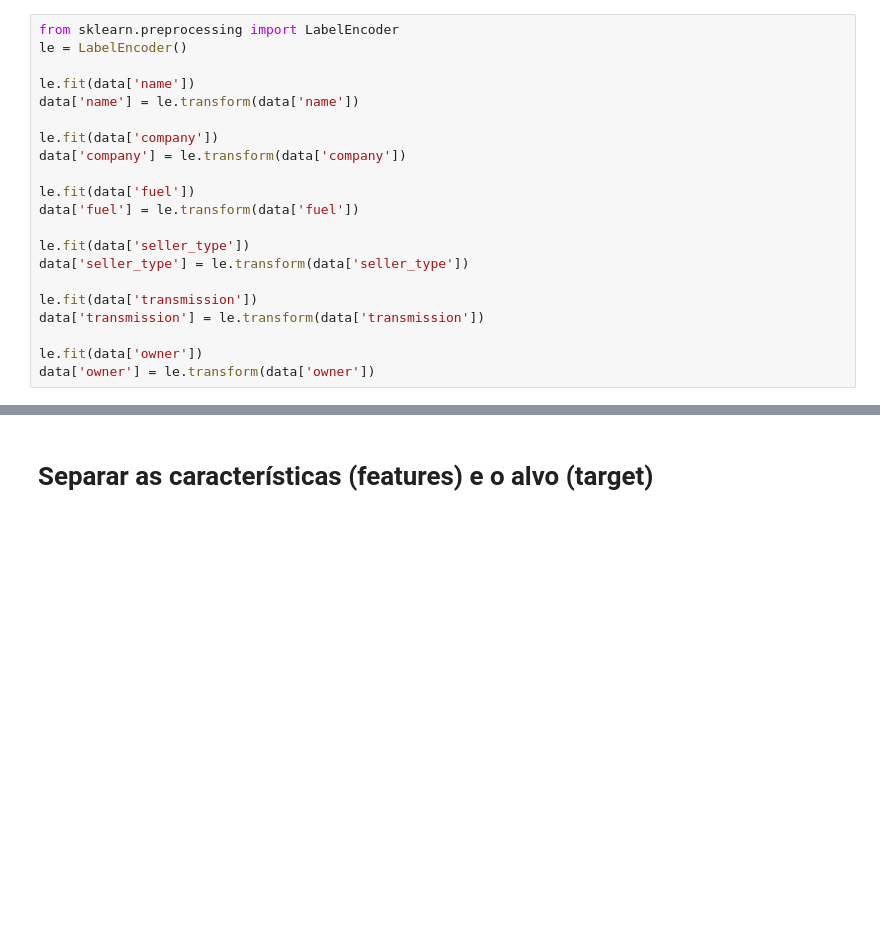
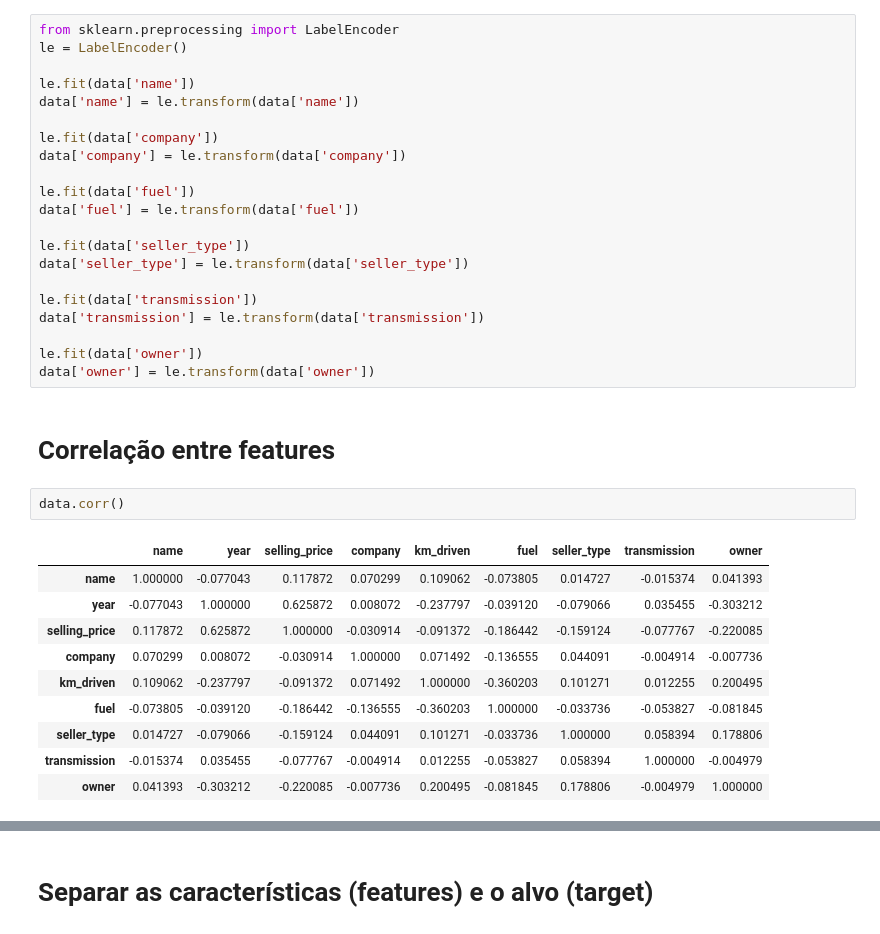
Before and after one commit to Kammer02/A3, a Jupyter notebook: src/notebooks/a3.ipynb, the cells around one changed output, grey strips where cells are left out. Drawn from its saved outputs; the diff is of its cells as text; blank space fills up the shorter version.

```diff
--- a/src/notebooks/a3.ipynb
+++ b/src/notebooks/a3.ipynb
@@ -206,3 +206,18 @@ data['transmission'] = le.transform(data['transmission'])
 
 le.fit(data['owner'])
 data['owner'] = le.transform(data['owner'])
+# %% [markdown]
+# Correlação entre features
+# %%
+data.corr()
+# %% [output]
+|  | name | year | selling_price | company | km_driven | fuel | seller_type | transmission | owner |
+| name | 1.000000 | -0.077043 | 0.117872 | 0.070299 | 0.109062 | -0.073805 | 0.014727 | -0.015374 | 0.041393 |
+| year | -0.077043 | 1.000000 | 0.625872 | 0.008072 | -0.237797 | -0.039120 | -0.079066 | 0.035455 | -0.303212 |
+| selling_price | 0.117872 | 0.625872 | 1.000000 | -0.030914 | -0.091372 | -0.186442 | -0.159124 | -0.077767 | -0.220085 |
+| company | 0.070299 | 0.008072 | -0.030914 | 1.000000 | 0.071492 | -0.136555 | 0.044091 | -0.004914 | -0.007736 |
+| km_driven | 0.109062 | -0.237797 | -0.091372 | 0.071492 | 1.000000 | -0.360203 | 0.101271 | 0.012255 | 0.200495 |
+| fuel | -0.073805 | -0.039120 | -0.186442 | -0.136555 | -0.360203 | 1.000000 | -0.033736 | -0.053827 | -0.081845 |
+| seller_type | 0.014727 | -0.079066 | -0.159124 | 0.044091 | 0.101271 | -0.033736 | 1.000000 | 0.058394 | 0.178806 |
+| transmission | -0.015374 | 0.035455 | -0.077767 | -0.004914 | 0.012255 | -0.053827 | 0.058394 | 1.000000 | -0.004979 |
+| owner | 0.041393 | -0.303212 | -0.220085 | -0.007736 | 0.200495 | -0.081845 | 0.178806 | -0.004979 | 1.000000 |
```
Also changed, not shown: parts of 1 cell of this notebook.
